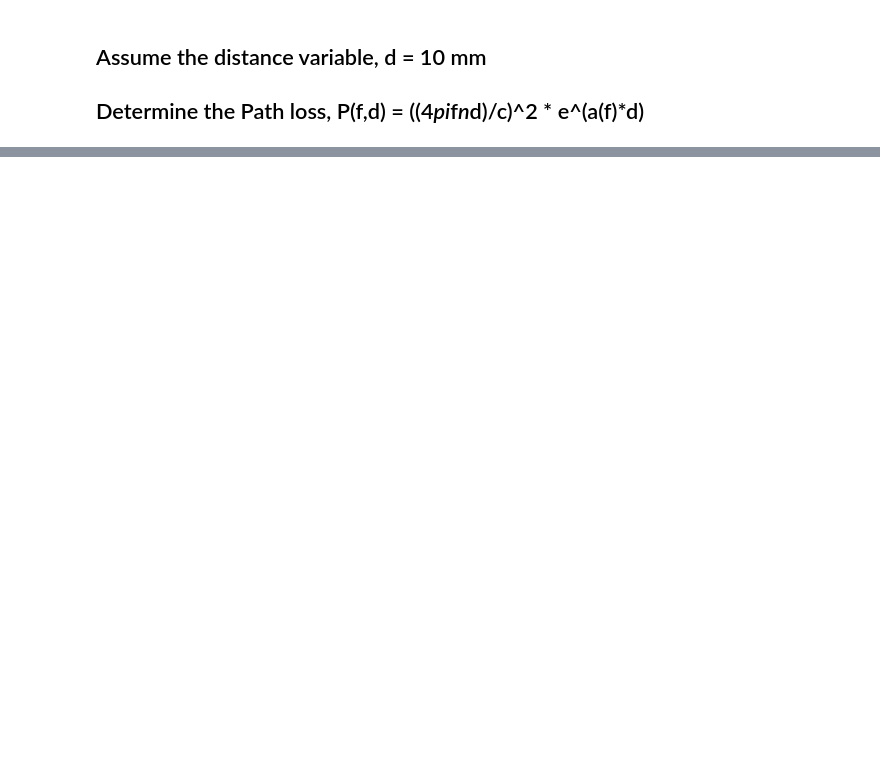
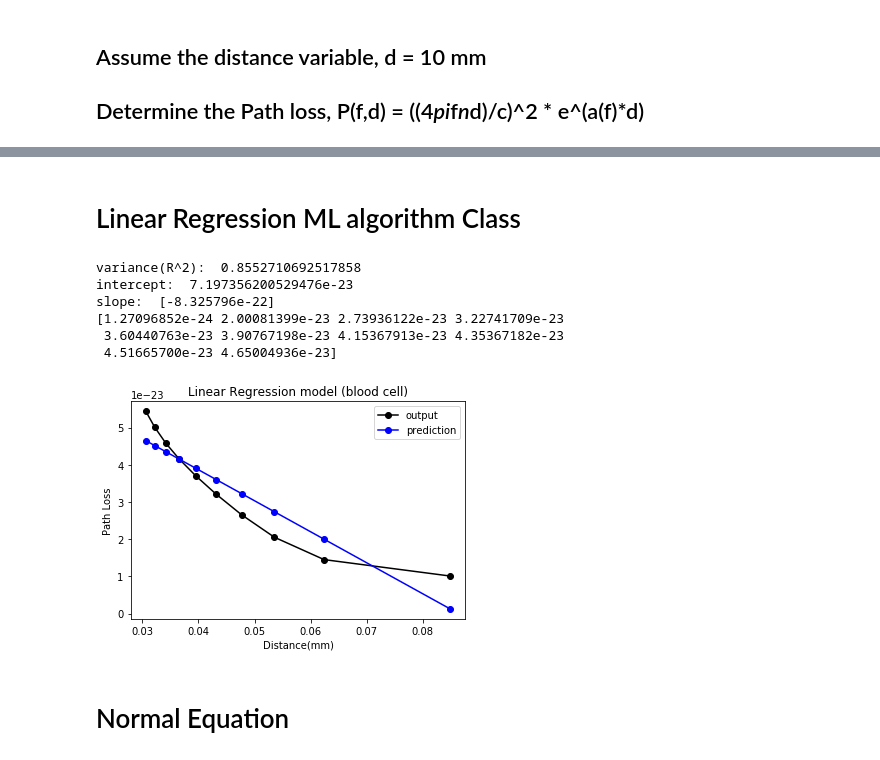
Before and after one commit to MizanMustakim/DataTrain-for-THz-communication-in-ML, a Jupyter notebook: Training Data and Predict the results.ipynb, the cells around one changed output, grey strips where cells are left out. Cells and saved outputs as stored; diff of their text form; code cells hidden in the pictures; blank space fills up the shorter version.

```diff
--- a/Training Data and Predict the results.ipynb
+++ b/Training Data and Predict the results.ipynb
@@ -42,0 +44,3 @@ wb.save('coefficient.xlsx')
+# %%
+df = pd.read_excel('coefficient.xlsx')
+df
@@ -42,0 +60,40 @@ wb.save('coefficient.xlsx')
+# %% [markdown]
+# Linear Regression ML algorithm Class
+# %%
+class ML_algo:
+    def __init__(self, x, y):
+        self.x = x
+        self.y = y
+
+    def train_data(self):
+        model = LinearRegression().fit(self.x, self.y)
+        variance = model.score(self.x, self.y)
+        print("variance(R^2): ",variance)
+        print("intercept: ", model.intercept_)
+        print("slope: ", model.coef_)
+        y_prediction = model.predict(self.x)
+        print(y_prediction)
+
+        # plotting
+        plt.plot(self.x, self.y, 'ko-', label='output' )
+        plt.plot(self.x, y_prediction, 'bo-', label="prediction" )
+        plt.xlabel('Distance(mm)')
+        plt.ylabel('Path Loss')
+        plt.title('Linear Regression model (blood cell)')
+        plt.legend()
+        plt.savefig('plot.png')
+        #plt.show()
+
+x = 1 / np.array(df.values[1:, 8], dtype='float').reshape(-1,1)
+y = np.array(df.values[1:, 12])
+ML_algo(x, y).train_data()
+# %% [output]
+variance(R^2):  0.8552710692517858
+intercept:  7.197356200529476e-23
+slope:  [-8.325796e-22]
+[1.27096852e-24 2.00081399e-23 2.73936122e-23 3.22741709e-23
+ 3.60440763e-23 3.90767198e-23 4.15367913e-23 4.35367182e-23
+ 4.51665700e-23 4.65004936e-23]
+[figure, added]
+# %% [markdown]
+# Normal Equation
```
Also changed, not shown: parts of 7 cells of this notebook, 3 other files.
